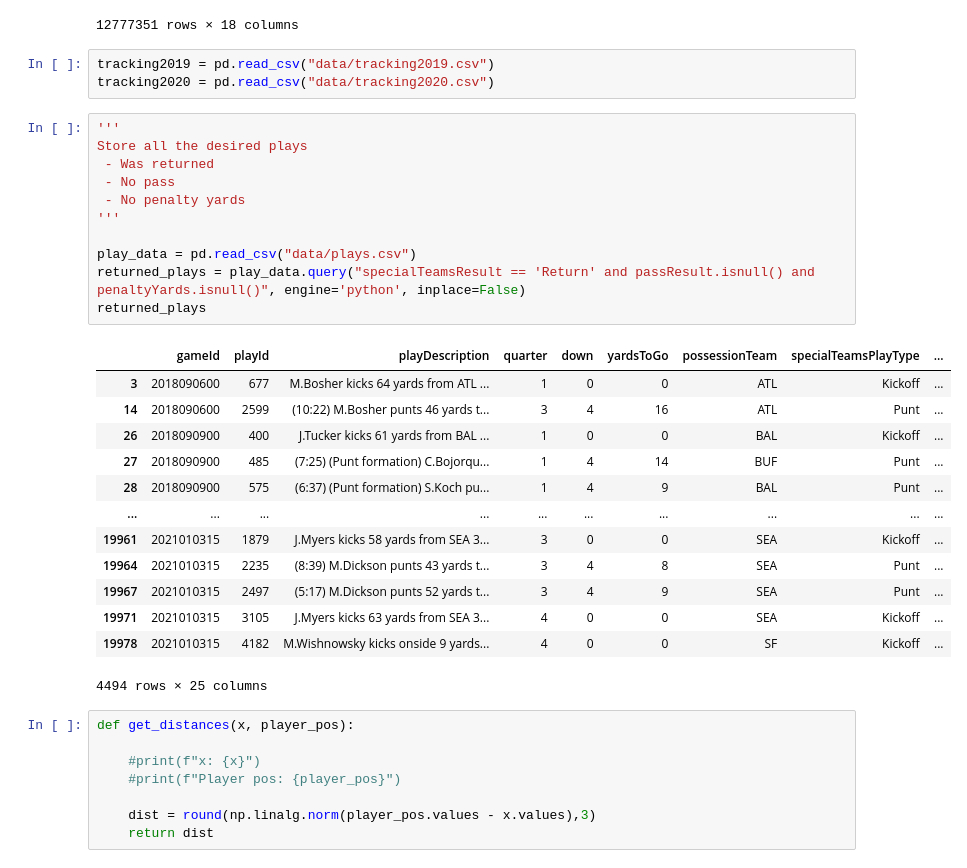
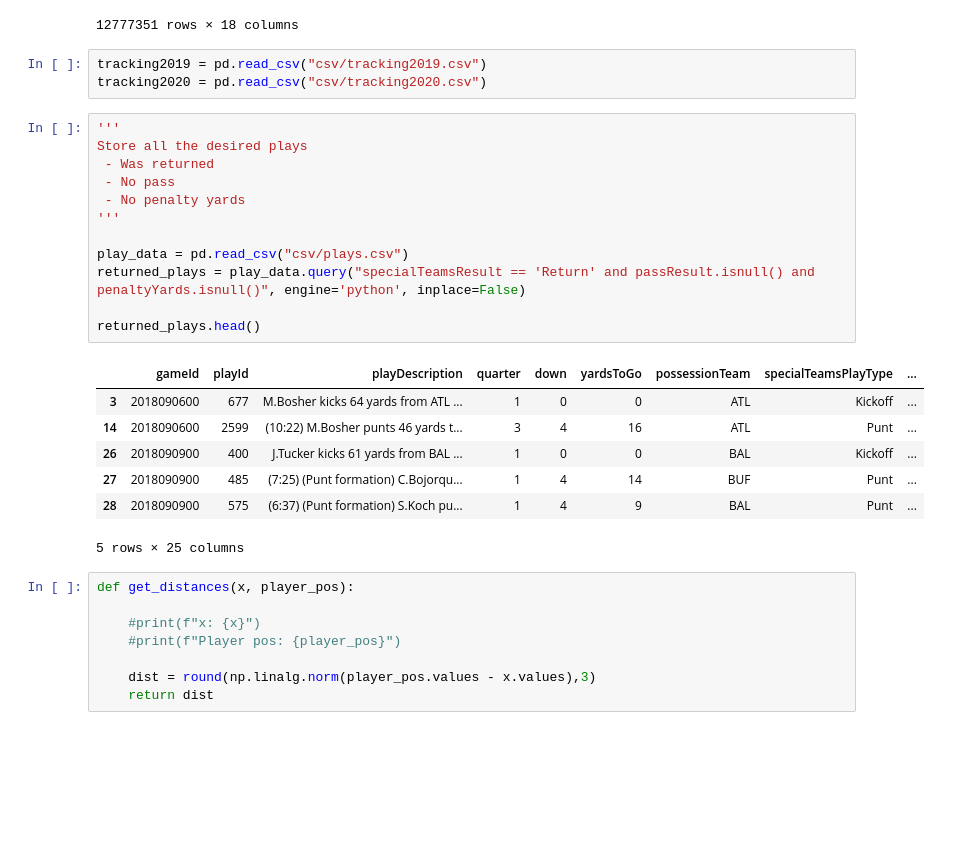
Before and after one commit to scottmaran/big_data_bowl, a Jupyter notebook: create_datasets.ipynb, the cells around one changed output. Drawn from its saved outputs; the diff is of its cells as text; blank space fills up the shorter version.

```diff
--- a/create_datasets.ipynb
+++ b/create_datasets.ipynb
@@ -23,33 +23,28 @@ tracking2018
 | 12777350 | 2018-09-11T05:25:18.200 | 123.74 | 52.81 | 3.03 | 3.97 | 0.32 | NaN | NaN | None | NaN | football | ... |
 12777351 rows × 18 columns
 # %%
-tracking2019 = pd.read_csv("data/tracking2019.csv")
-tracking2020 = pd.read_csv("data/tracking2020.csv")
+tracking2019 = pd.read_csv("csv/tracking2019.csv")
+tracking2020 = pd.read_csv("csv/tracking2020.csv")
 # %%
 '''
 Store all the desired plays
  - Was returned
  - No pass
  - No penalty yards
 '''
 
-play_data = pd.read_csv("data/plays.csv")
+play_data = pd.read_csv("csv/plays.csv")
 returned_plays = play_data.query("specialTeamsResult == 'Return' and passResult.isnull() and penaltyYards.isnull()", engine='python', inplace=False)
-returned_plays
+
+returned_plays.head()
 # %% [output]
 |  | gameId | playId | playDescription | quarter | down | yardsToGo | possessionTeam | specialTeamsPlayType | ... |
 | 3 | 2018090600 | 677 | M.Bosher kicks 64 yards from ATL ... | 1 | 0 | 0 | ATL | Kickoff | ... |
 | 14 | 2018090600 | 2599 | (10:22) M.Bosher punts 46 yards t... | 3 | 4 | 16 | ATL | Punt | ... |
 | 26 | 2018090900 | 400 | J.Tucker kicks 61 yards from BAL ... | 1 | 0 | 0 | BAL | Kickoff | ... |
 | 27 | 2018090900 | 485 | (7:25) (Punt formation) C.Bojorqu... | 1 | 4 | 14 | BUF | Punt | ... |
 | 28 | 2018090900 | 575 | (6:37) (Punt formation) S.Koch pu... | 1 | 4 | 9 | BAL | Punt | ... |
-| ... | ... | ... | ... | ... | ... | ... | ... | ... | ... |
-| 19961 | 2021010315 | 1879 | J.Myers kicks 58 yards from SEA 3... | 3 | 0 | 0 | SEA | Kickoff | ... |
-| 19964 | 2021010315 | 2235 | (8:39) M.Dickson punts 43 yards t... | 3 | 4 | 8 | SEA | Punt | ... |
-| 19967 | 2021010315 | 2497 | (5:17) M.Dickson punts 52 yards t... | 3 | 4 | 9 | SEA | Punt | ... |
-| 19971 | 2021010315 | 3105 | J.Myers kicks 63 yards from SEA 3... | 4 | 0 | 0 | SEA | Kickoff | ... |
-| 19978 | 2021010315 | 4182 | M.Wishnowsky kicks onside 9 yards... | 4 | 0 | 0 | SF | Kickoff | ... |
-4494 rows × 25 columns
+5 rows × 25 columns
 # %%
 def get_distances(x, player_pos):
 
```
Also changed, not shown: 12 other files.
